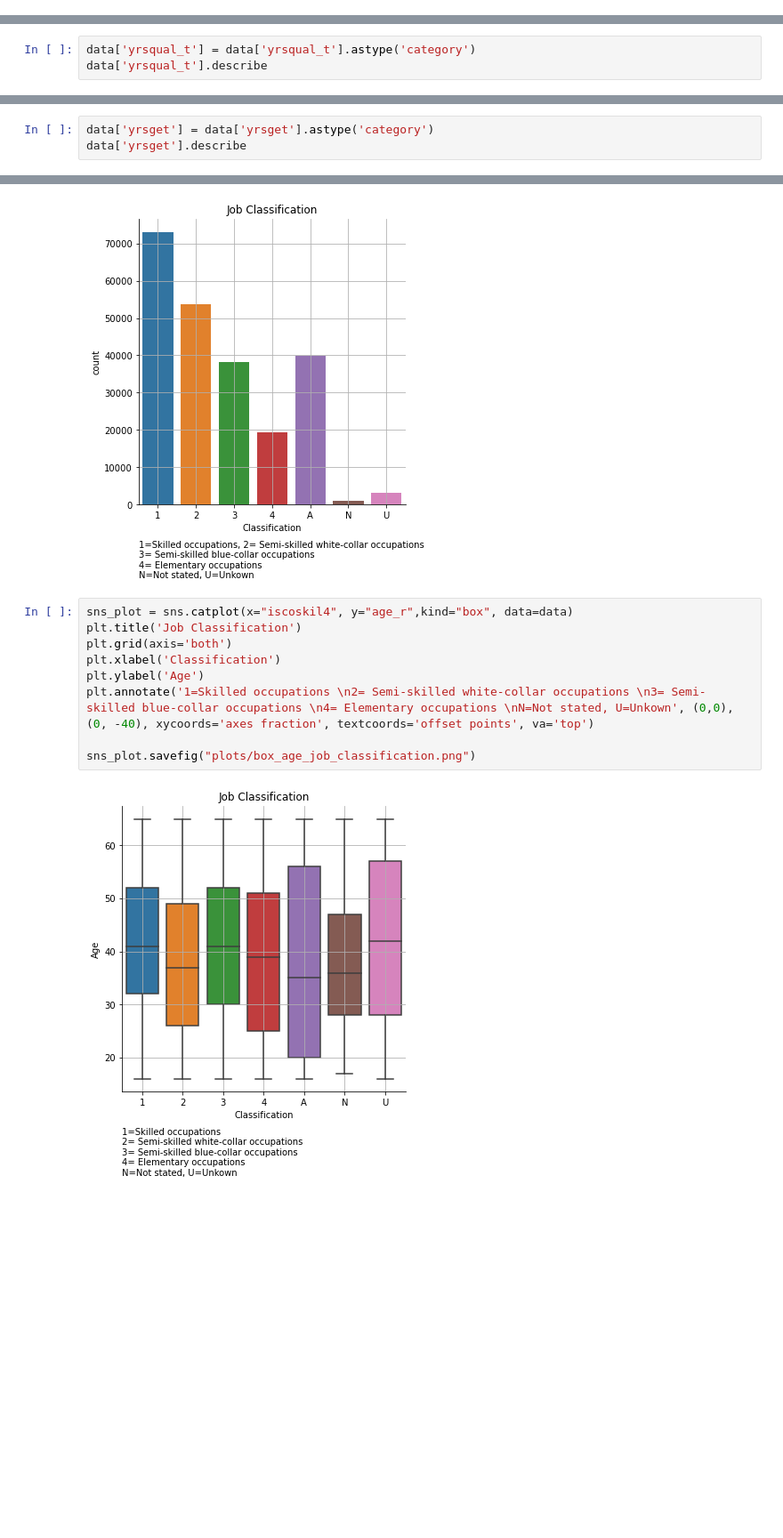
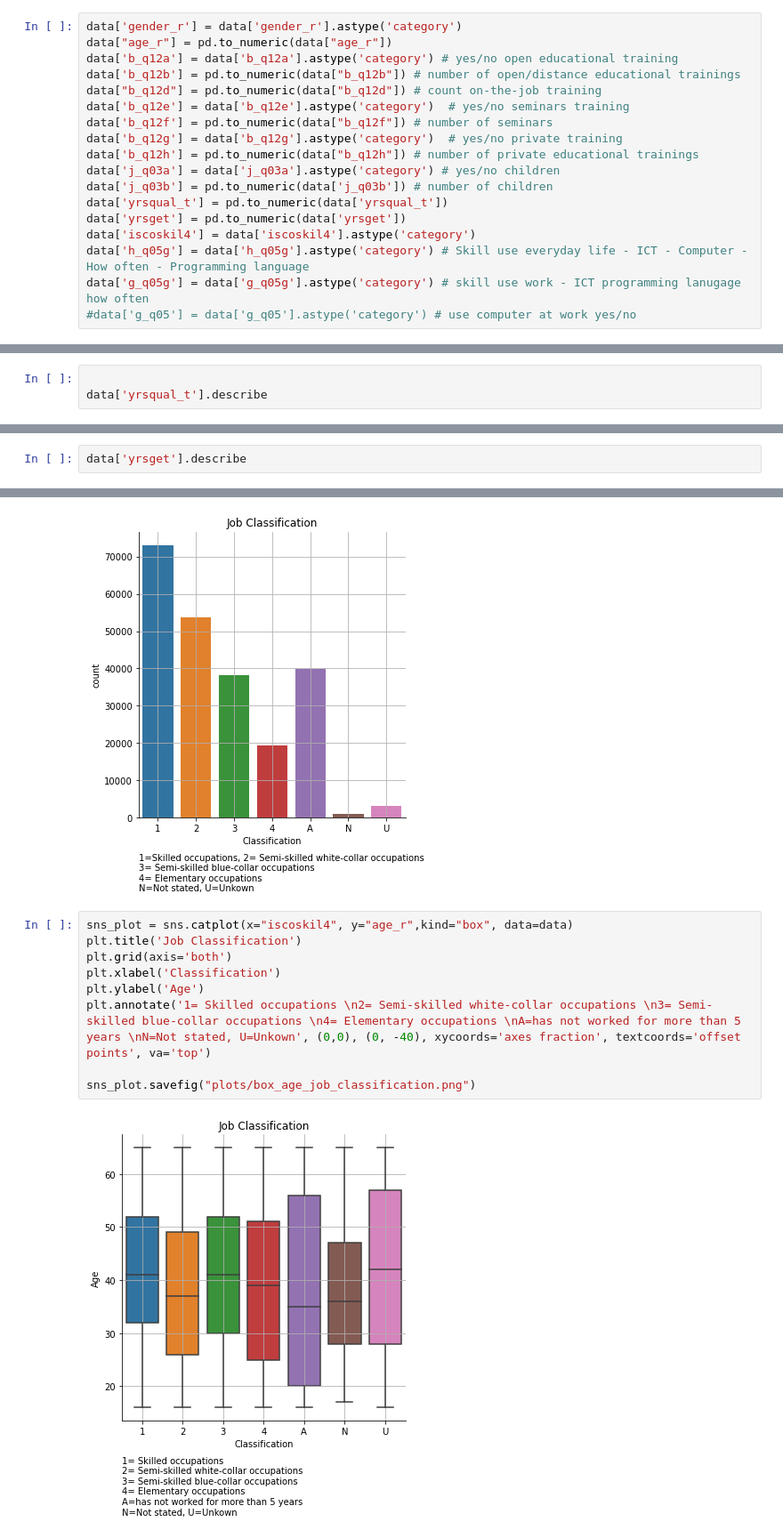
Before and after one commit to srh-gst/ML_term_paper, a Jupyter notebook: Code/3_descriptives.ipynb, the cells around one changed output, grey strips where cells are left out. Shown: that part at 89% size. Saved outputs shown, nothing was run; the diff lists cells and outputs as text; blank space fills up the shorter version.

```diff
--- a/Code/3_descriptives.ipynb
+++ b/Code/3_descriptives.ipynb
@@ -58,2 +60,20 @@ data.describe()
+# %%
+data['gender_r'] = data['gender_r'].astype('category')
+data["age_r"] = pd.to_numeric(data["age_r"])
+data['b_q12a'] = data['b_q12a'].astype('category') # yes/no open educational training
+data['b_q12b'] = pd.to_numeric(data["b_q12b"]) # number of open/distance educational trainings
+data["b_q12d"] = pd.to_numeric(data["b_q12d"]) # count on-the-job training
+data['b_q12e'] = data['b_q12e'].astype('category')  # yes/no seminars training
+data['b_q12f'] = pd.to_numeric(data["b_q12f"]) # number of seminars
+data['b_q12g'] = data['b_q12g'].astype('category')  # yes/no private training
+data['b_q12h'] = pd.to_numeric(data["b_q12h"]) # number of private educational trainings
+data['j_q03a'] = data['j_q03a'].astype('category') # yes/no children
+data['j_q03b'] = pd.to_numeric(data['j_q03b']) # number of children
+data['yrsqual_t'] = pd.to_numeric(data['yrsqual_t'])
+data['yrsget'] = pd.to_numeric(data['yrsget'])
+data['iscoskil4'] = data['iscoskil4'].astype('category')
+data['h_q05g'] = data['h_q05g'].astype('category') # Skill use everyday life - ICT - Computer - How often - Programming language
+data['g_q05g'] = data['g_q05g'].astype('category') # skill use work - ICT programming lanugage how often
+#data['g_q05'] = data['g_q05'].astype('category') # use computer at work yes/no
 # %% [markdown]
 ## Summary Statistics
@@ -253,5 +335,5 @@ Categories (7, object): ['1', '2', '3', '4', 'A', 'N', 'U']>
 # %%
-data['yrsqual_t'] = data['yrsqual_t'].astype('category')
+
 data['yrsqual_t'].describe
 # %% [output]
 <bound method NDFrame.describe of 0          NaN
@@ -268,7 +350,6 @@ data['yrsqual_t'].describe
 Name: yrsqual_t, Length: 230691, dtype: category
 Categories (21, object): ['10.0', '11.0', '12.0', '13.0', ..., '6.0', '7.0', '8.0', '9.0']>
 # %%
-data['yrsget'] = data['yrsget'].astype('category')
 data['yrsget'].describe
 # %% [output]
 <bound method NDFrame.describe of 0          NaN
@@ -383,11 +464,11 @@ sns_plot.savefig("plots/barplot_job_classification.png")
 # %%
 sns_plot = sns.catplot(x="iscoskil4", y="age_r",kind="box", data=data)
 plt.title('Job Classification')
 plt.grid(axis='both')
 plt.xlabel('Classification')
 plt.ylabel('Age')
-plt.annotate('1=Skilled occupations \n2= Semi-skilled white-collar occupations \n3= Semi-skilled blue-collar occupations \n4= Elementary occupations \nN=Not stated, U=Unkown', (0,0), (0, -40), xycoords='axes fraction', textcoords='offset points', va='top')
+plt.annotate('1= Skilled occupations \n2= Semi-skilled white-collar occupations \n3= Semi-skilled blue-collar occupations \n4= Elementary occupations \nA=has not worked for more than 5 years \nN=Not stated, U=Unkown', (0,0), (0, -40), xycoords='axes fraction', textcoords='offset points', va='top')
 
 sns_plot.savefig("plots/box_age_job_classification.png")
 # %% [output]
-[figure, old version]
+[figure, new version]
```
Also changed, not shown: parts of 21 cells of this notebook.
